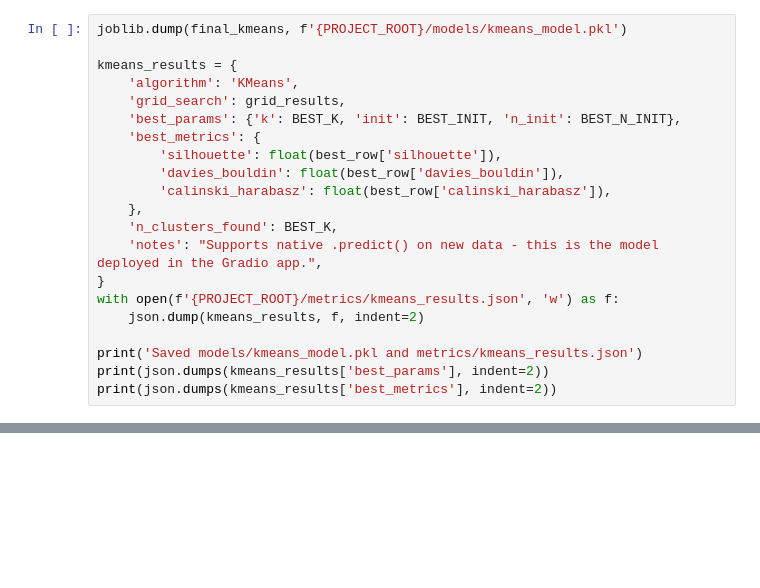
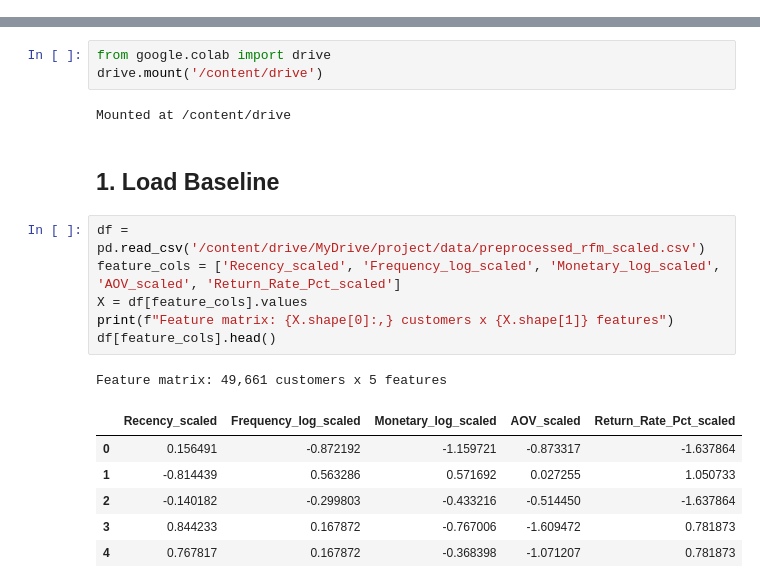
Before and after one commit to Gabriel-idkw/Customer-Behavior-Prediction, a Jupyter notebook: 02_kmeans_clustering.ipynb, the cells around one changed output, grey strips where cells are left out. Cells and saved outputs as stored; diff of their text form; blank space fills up the shorter version.

```diff
--- a/02_kmeans_clustering.ipynb
+++ b/02_kmeans_clustering.ipynb
@@ -215,21 +2,0 @@ plt.show()
-# %%
-joblib.dump(final_kmeans, f'{PROJECT_ROOT}/models/kmeans_model.pkl')
-
-kmeans_results = {
-    'algorithm': 'KMeans',
-    'grid_search': grid_results,
-    'best_params': {'k': BEST_K, 'init': BEST_INIT, 'n_init': BEST_N_INIT},
-    'best_metrics': {
-        'silhouette': float(best_row['silhouette']),
-        'davies_bouldin': float(best_row['davies_bouldin']),
-        'calinski_harabasz': float(best_row['calinski_harabasz']),
-    },
-    'n_clusters_found': BEST_K,
-    'notes': "Supports native .predict() on new data - this is the model deployed in the Gradio app.",
-}
-with open(f'{PROJECT_ROOT}/metrics/kmeans_results.json', 'w') as f:
-    json.dump(kmeans_results, f, indent=2)
-
-print('Saved models/kmeans_model.pkl and metrics/kmeans_results.json')
-print(json.dumps(kmeans_results['best_params'], indent=2))
-print(json.dumps(kmeans_results['best_metrics'], indent=2))
@@ -247,0 +22,21 @@ Saved models/kmeans_model.pkl and metrics/kmeans_results.json
+# %%
+from google.colab import drive
+drive.mount('/content/drive')
+# %% [output]
+Mounted at /content/drive
+# %% [markdown]
+## 1. Load Baseline
+# %%
+df = pd.read_csv('/content/drive/MyDrive/project/data/preprocessed_rfm_scaled.csv')
+feature_cols = ['Recency_scaled', 'Frequency_log_scaled', 'Monetary_log_scaled', 'AOV_scaled', 'Return_Rate_Pct_scaled']
+X = df[feature_cols].values
+print(f"Feature matrix: {X.shape[0]:,} customers x {X.shape[1]} features")
+df[feature_cols].head()
+# %% [output]
+Feature matrix: 49,661 customers x 5 features
+|  | Recency_scaled | Frequency_log_scaled | Monetary_log_scaled | AOV_scaled | Return_Rate_Pct_scaled |
+| 0 | 0.156491 | -0.872192 | -1.159721 | -0.873317 | -1.637864 |
+| 1 | -0.814439 | 0.563286 | 0.571692 | 0.027255 | 1.050733 |
+| 2 | -0.140182 | -0.299803 | -0.433216 | -0.514450 | -1.637864 |
+| 3 | 0.844233 | 0.167872 | -0.767006 | -1.609472 | 0.781873 |
+| 4 | 0.767817 | 0.167872 | -0.368398 | -1.071207 | 0.781873 |
```
Also changed, not shown: parts of 36 cells of this notebook.
